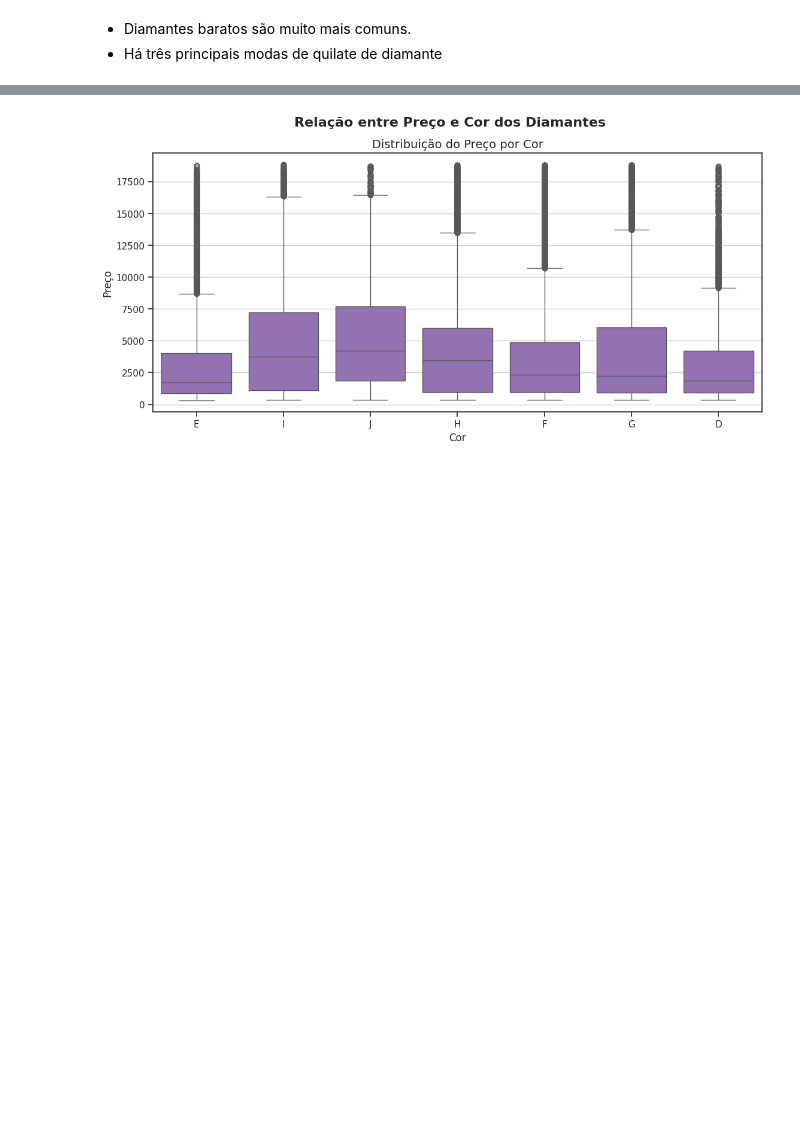
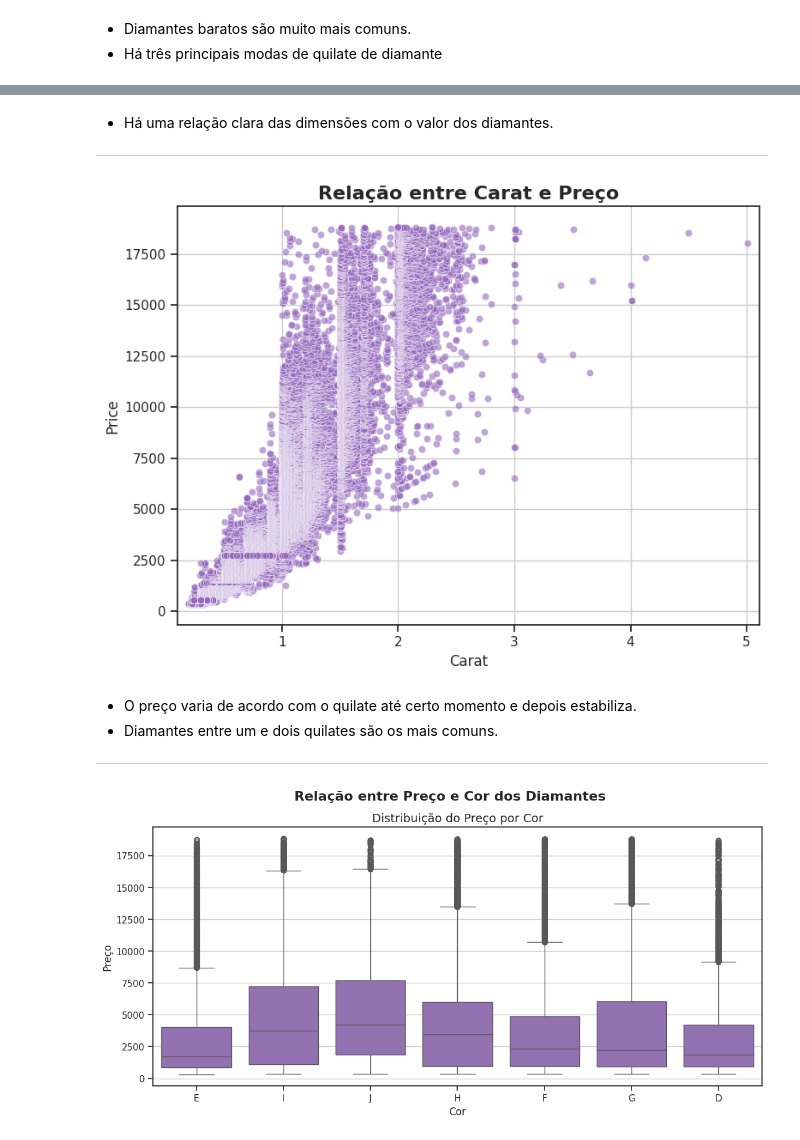
Before and after one commit to annaneto/avanti-bootcamp-cdd, a Jupyter notebook: notebooks/01-exploratory_data_analysis.ipynb, the cells around one changed output, grey strips where cells are left out. Cells and saved outputs as stored; diff of their text form; code cells hidden in the pictures; blank space fills up the shorter version.

```diff
--- a/notebooks/01-exploratory_data_analysis.ipynb
+++ b/notebooks/01-exploratory_data_analysis.ipynb
@@ -186 +176,33 @@ plt.show()
+# %% [markdown]
+* Há uma relação clara das dimensões com o valor dos diamantes.
+---
+# %%
+plt.figure(figsize=(8, 6))
+
+sns.scatterplot(
+    data=df,
+    x='carat',
+    y='price',
+    alpha=0.6,
+    color=colors[0]
+)
+
+
+plt.xlim(df['carat'].min() - 0.1, df['carat'].max() + 0.1)
+plt.ylim(df['price'].min() - 1000, df['price'].max() + 1000)
+
+plt.title('Relação entre Carat e Preço', fontsize=16, fontweight='bold')
+plt.xlabel('Carat')
+plt.ylabel('Price')
+
+plt.tight_layout()
+
+plt.grid(True)
+plt.show()
+# %% [output]
+[figure, added]
+# %% [markdown]
+* O preço varia de acordo com o quilate até certo momento e depois estabiliza.
+* Diamantes entre um e dois quilates são os mais comuns.
+---
 # %%
```
Also changed, not shown: parts of 15 cells of this notebook.
